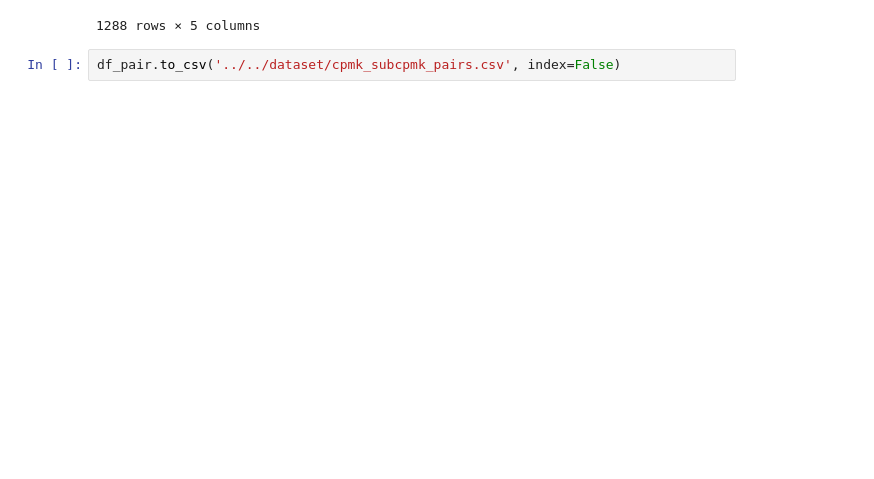
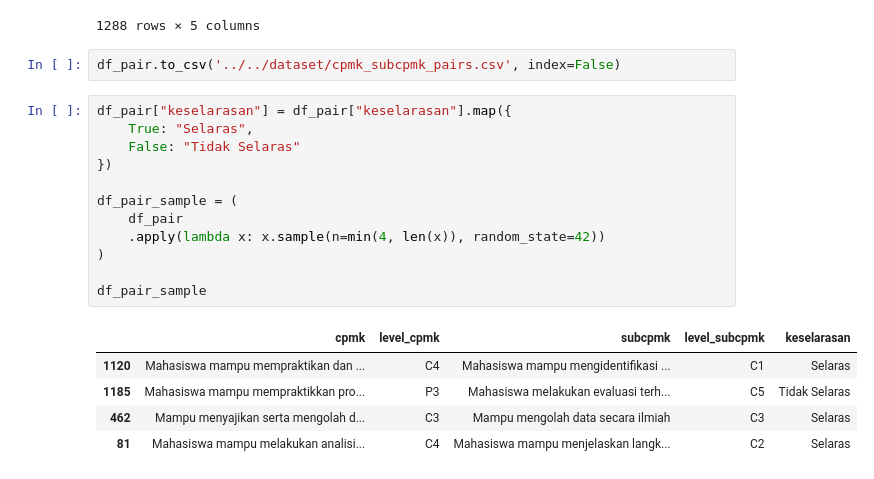
Before and after one commit to FadQode/skripsi-modelling, a Jupyter notebook: dataset-analysis.ipynb, the cells around one changed output. Drawn from its saved outputs; the diff is of its cells as text; blank space fills up the shorter version.

```diff
--- a/dataset-analysis.ipynb
+++ b/dataset-analysis.ipynb
@@ -224,3 +384,21 @@ df_pair
 1288 rows × 5 columns
 # %%
 df_pair.to_csv('../../dataset/cpmk_subcpmk_pairs.csv', index=False)
+# %%
+df_pair["keselarasan"] = df_pair["keselarasan"].map({
+    True: "Selaras",
+    False: "Tidak Selaras"
+})
+
+df_pair_sample = (
+    df_pair
+    .apply(lambda x: x.sample(n=min(4, len(x)), random_state=42))
+)
+
+df_pair_sample
+# %% [output]
+|  | cpmk | level_cpmk | subcpmk | level_subcpmk | keselarasan |
+| 1120 | Mahasiswa mampu mempraktikan dan ... | C4 | Mahasiswa mampu mengidentifikasi ... | C1 | Selaras |
+| 1185 | Mahasiswa mampu mempraktikkan pro... | P3 | Mahasiswa melakukan evaluasi terh... | C5 | Tidak Selaras |
+| 462 | Mampu menyajikan serta mengolah d... | C3 | Mampu mengolah data secara ilmiah | C3 | Selaras |
+| 81 | Mahasiswa mampu melakukan analisi... | C4 | Mahasiswa mampu menjelaskan langk... | C2 | Selaras |
```
Also changed, not shown: parts of 12 cells of this notebook, 1 other file.
